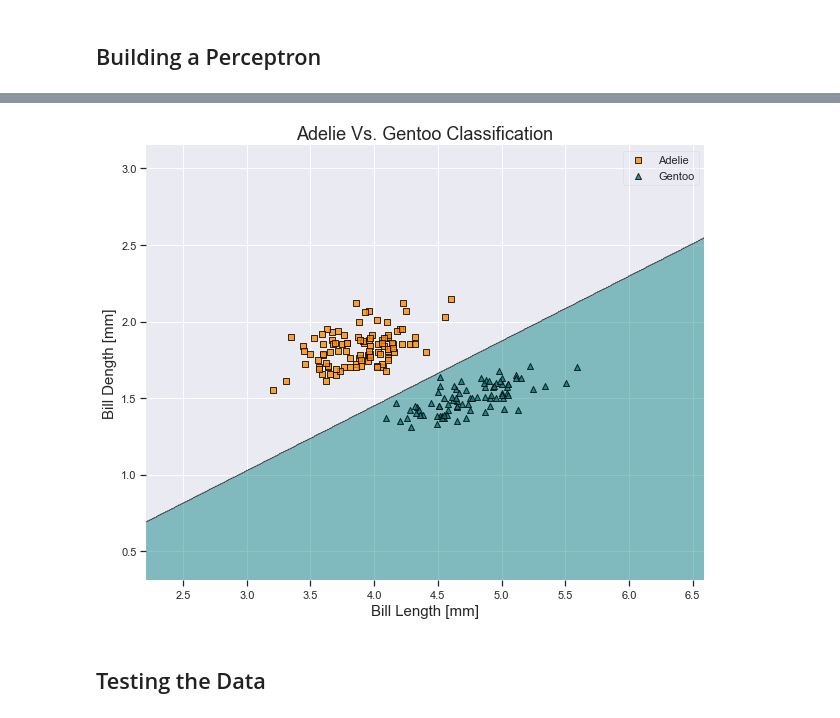
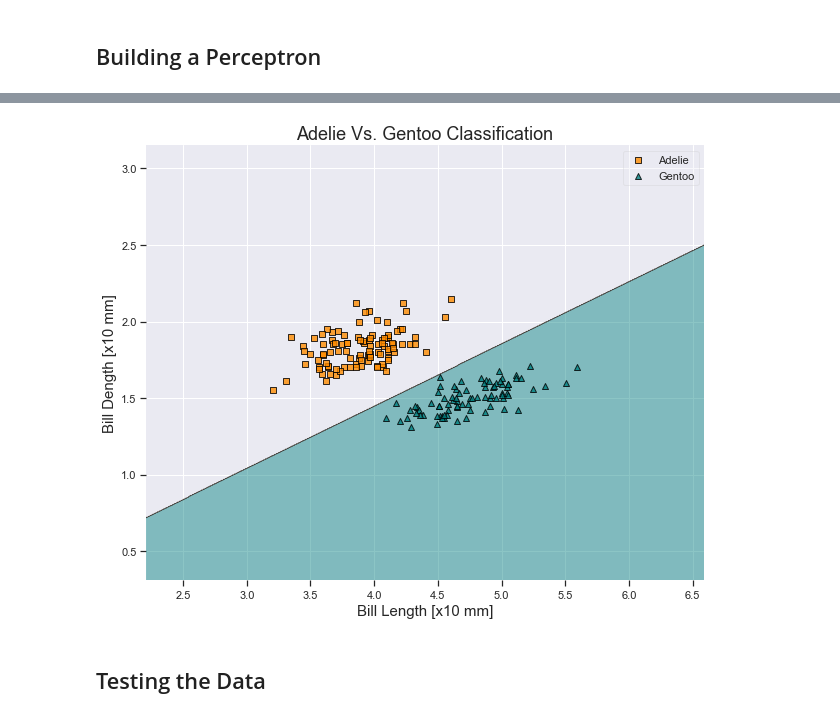
Before and after one commit to ja7174/INDE577, a Jupyter notebook: Lecture 3 - Perceptron/LEC 3 - Perceptron.ipynb, the cells around one changed output, grey strips where cells are left out. Saved outputs shown, nothing was run; the diff lists cells and outputs as text; code cells hidden in the pictures.

```diff
--- a/Lecture 3 - Perceptron/LEC 3 - Perceptron.ipynb
+++ b/Lecture 3 - Perceptron/LEC 3 - Perceptron.ipynb
@@ -96,7 +100,7 @@ island_df
 # %% [markdown]
 ## Cleaning the Data
 # %%
-#df = df.drop('Unnamed: 0', 1)
+df = df.drop('Unnamed: 0', 1)
 df = df.dropna()
 df
 # %% [output]
@@ -240,20 +253,21 @@ print((y_train == y_hat_train))
   True  True  True  True  True  True  True  True  True  True  True  True
   True  True  True  True  True]
 # %%
+#Visualizing Perceptron Classifier
 plt.figure(figsize = (10, 8))
 ax = plot_decision_regions(X_train, y_train, clf = percep,colors='darkorange,teal')
 plt.title("Adelie Vs. Gentoo Classification", fontsize = 18)
-plt.xlabel("Bill Length [mm]", fontsize = 15)
-plt.ylabel("Bill Dength [mm]", fontsize = 15)
+plt.xlabel("Bill Length [x10 mm]", fontsize = 15)
+plt.ylabel("Bill Dength [x10 mm]", fontsize = 15)
 
 handles, labels = ax.get_legend_handles_labels()
 ax.legend(handles,
           ['Adelie', 'Gentoo'],
            framealpha=0.3, scatterpoints=1)
 
 plt.show()
 # %% [output]
-[figure, old version]
+[figure, new version]
 # %% [markdown]
 ## Testing the Data
 # %%
```
Also changed, not shown: parts of 23 cells of this notebook.
